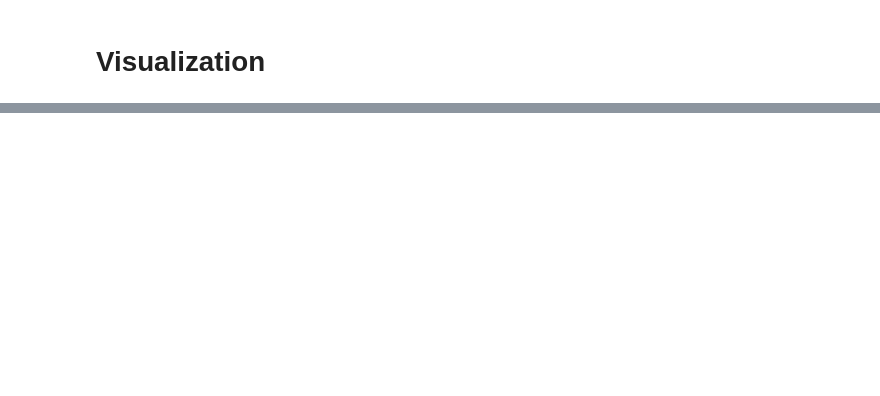
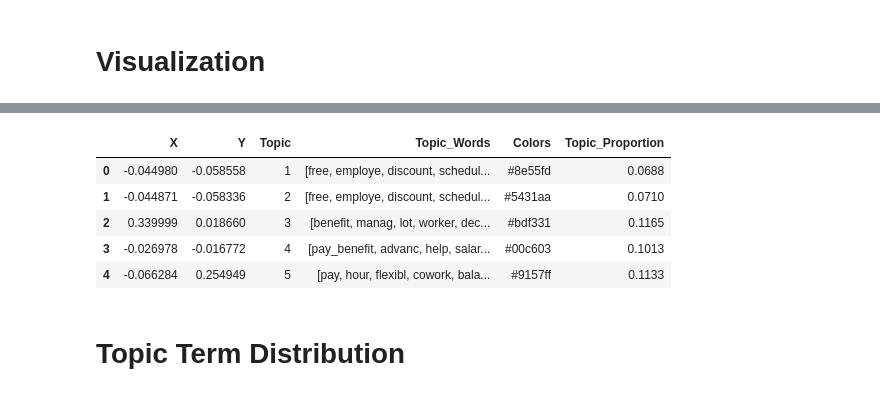
Before and after one commit to bishalsainju/Job-Satisfaction, a Jupyter notebook: analysis/clustering/alpha-beta/topic clustering.ipynb, the cells around one changed output, grey strips where cells are left out. Cells and saved outputs as stored; diff of their text form; code cells hidden in the pictures; blank space fills up the shorter version.

```diff
--- a/analysis/clustering/alpha-beta/topic clustering.ipynb
+++ b/analysis/clustering/alpha-beta/topic clustering.ipynb
@@ -385,0 +196,5 @@ show(plot_lda)
+# %%
+df = pd.read_csv(data_path + f"/{num_topics}/gamma.csv")
+
+display(df.head())
+print(df.shape)
@@ -385,0 +209,18 @@ show(plot_lda)
+# %%
+lst = []
+for t in range(1, num_topics+1):
+    df_topic = df[df.topic == t]
+    lst.append(df_topic.gamma.sum())
+
+tot = sum(lst)
+lst = np.array([round(i/tot, 4) for i in lst])
+
+df_cluster["Topic_Proportion"] = lst
+display(df_cluster.head())
+# %% [output]
+|  | X | Y | Topic | Topic_Words | Colors | Topic_Proportion |
+| 0 | -0.044980 | -0.058558 | 1 | [free, employe, discount, schedul... | #8e55fd | 0.0688 |
+| 1 | -0.044871 | -0.058336 | 2 | [free, employe, discount, schedul... | #5431aa | 0.0710 |
+| 2 | 0.339999 | 0.018660 | 3 | [benefit, manag, lot, worker, dec... | #bdf331 | 0.1165 |
+| 3 | -0.026978 | -0.016772 | 4 | [pay_benefit, advanc, help, salar... | #00c603 | 0.1013 |
+| 4 | -0.066284 | 0.254949 | 5 | [pay, hour, flexibl, cowork, bala... | #9157ff | 0.1133 |
@@ -385,0 +229,2 @@ show(plot_lda)
+# %% [markdown]
+# Topic Term Distribution
```
Also changed, not shown: parts of 57 cells of this notebook, 9 other files.
